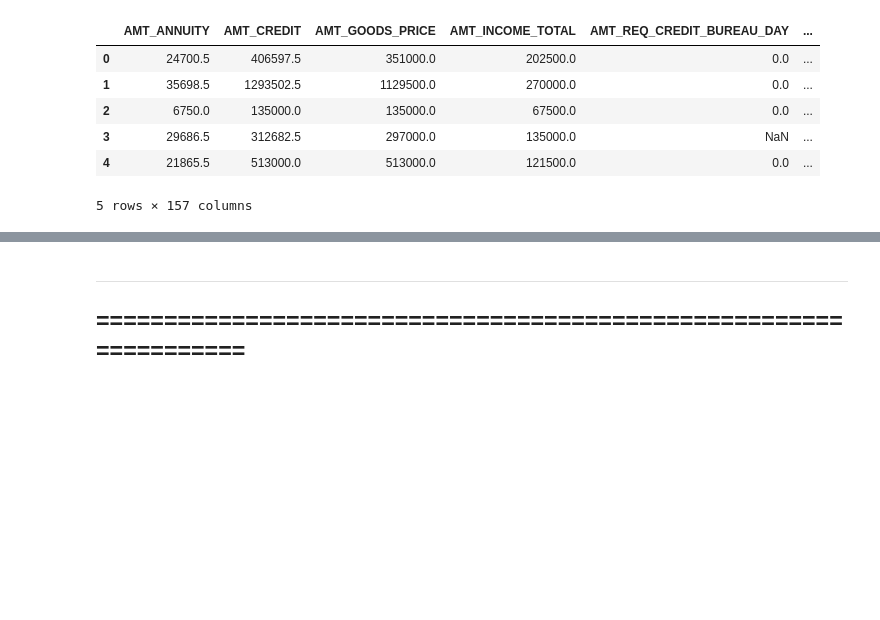
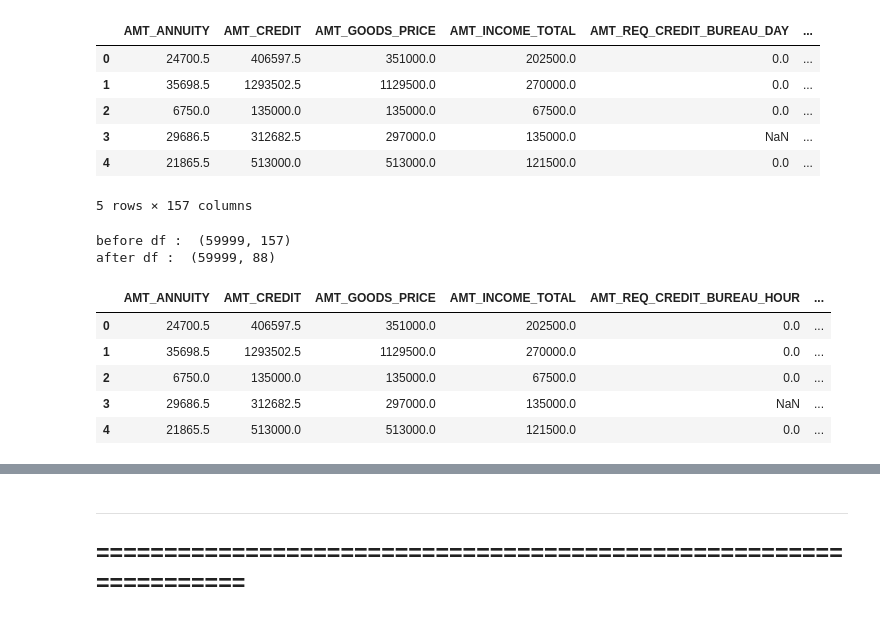
Before and after one commit to ecjang/pages, a Jupyter notebook: Kaggle/003_MultiClass_Classification_HomeCredit_LightGBM_7th.ipynb, the cells around one changed output, grey strips where cells are left out. Cells and saved outputs as stored; diff of their text form; code cells hidden in the pictures; blank space fills up the shorter version.

```diff
--- a/Kaggle/003_MultiClass_Classification_HomeCredit_LightGBM_7th.ipynb
+++ b/Kaggle/003_MultiClass_Classification_HomeCredit_LightGBM_7th.ipynb
@@ -564,12 +564,24 @@ def drop_application_columns(df):
     ]
     # Drop most flag document columns
     for doc_num in [2,4,5,6,7,9,10,11,12,13,14,15,16,17,19,20,21]:
-        drop_list.appen('FLAG_DOCUMENT_{}'.format(doc_num))
-        df.drop(drop_list, axis=1, inplace=True)
+        drop_list.append('FLAG_DOCUMENT_{}'.format(doc_num))
+    df.drop(drop_list, axis=1, inplace=True)
+
     return df
 # %%
 # 라벨 인코더, 드랍 칼럼
 # 위에서 정의한 라벨인코더 함수를 사용하여 df를 만든다.
+print("before df : ", df.shape)
 df, le_encoded_cols = label_encoder(df, None)
-df = drop_application_colmns(df)
-return df
+df = drop_application_columns(df)
+print("after df : ", df.shape)
+df.head()
+# %% [output]
+before df :  (59999, 157)
+after df :  (59999, 88)
+|  | AMT_ANNUITY | AMT_CREDIT | AMT_GOODS_PRICE | AMT_INCOME_TOTAL | AMT_REQ_CREDIT_BUREAU_HOUR | ... |
+| 0 | 24700.5 | 406597.5 | 351000.0 | 202500.0 | 0.0 | ... |
+| 1 | 35698.5 | 1293502.5 | 1129500.0 | 270000.0 | 0.0 | ... |
+| 2 | 6750.0 | 135000.0 | 135000.0 | 67500.0 | 0.0 | ... |
+| 3 | 29686.5 | 312682.5 | 297000.0 | 135000.0 | NaN | ... |
+| 4 | 21865.5 | 513000.0 | 513000.0 | 121500.0 | 0.0 | ... |
```
Also changed, not shown: parts of 15 cells of this notebook.
